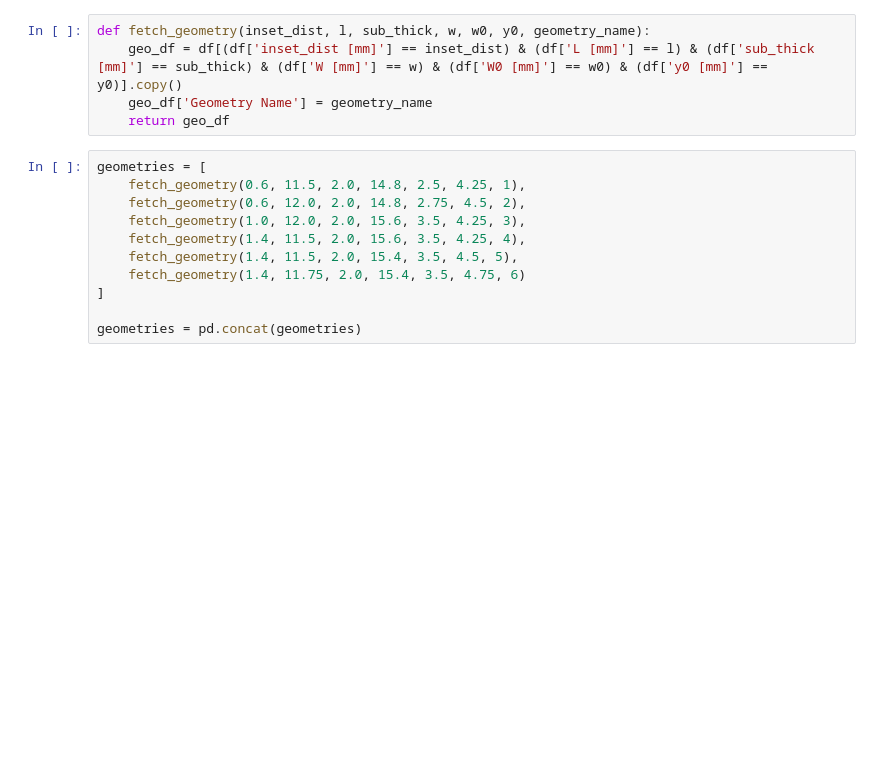
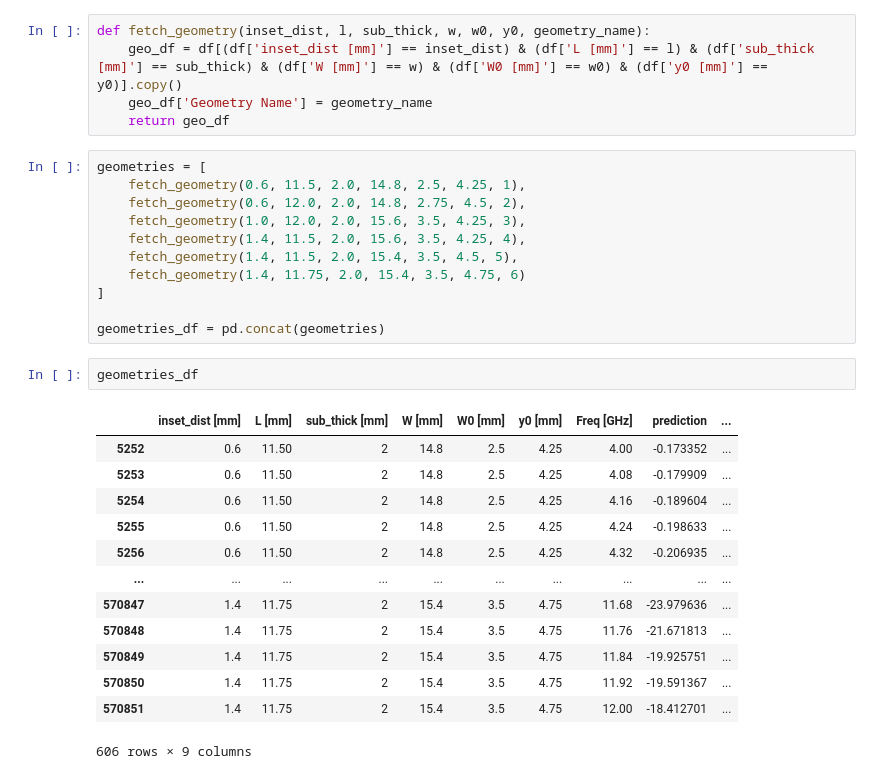
Before and after one commit to meowsome/antenna-ml, a Jupyter notebook: research/exploring_using_full_freq_range.ipynb, the cells around one changed output. Saved outputs shown, nothing was run; the diff lists cells and outputs as text; blank space fills up the shorter version.

```diff
--- a/research/exploring_using_full_freq_range.ipynb
+++ b/research/exploring_using_full_freq_range.ipynb
@@ -27,5 +19,21 @@ geometries = [
     fetch_geometry(1.4, 11.75, 2.0, 15.4, 3.5, 4.75, 6)
 ]
 
-geometries = pd.concat(geometries)
+geometries_df = pd.concat(geometries)
+# %%
+geometries_df
+# %% [output]
+|  | inset_dist [mm] | L [mm] | sub_thick [mm] | W [mm] | W0 [mm] | y0 [mm] | Freq [GHz] | prediction | ... |
+| 5252 | 0.6 | 11.50 | 2 | 14.8 | 2.5 | 4.25 | 4.00 | -0.173352 | ... |
+| 5253 | 0.6 | 11.50 | 2 | 14.8 | 2.5 | 4.25 | 4.08 | -0.179909 | ... |
+| 5254 | 0.6 | 11.50 | 2 | 14.8 | 2.5 | 4.25 | 4.16 | -0.189604 | ... |
+| 5255 | 0.6 | 11.50 | 2 | 14.8 | 2.5 | 4.25 | 4.24 | -0.198633 | ... |
+| 5256 | 0.6 | 11.50 | 2 | 14.8 | 2.5 | 4.25 | 4.32 | -0.206935 | ... |
+| ... | ... | ... | ... | ... | ... | ... | ... | ... | ... |
+| 570847 | 1.4 | 11.75 | 2 | 15.4 | 3.5 | 4.75 | 11.68 | -23.979636 | ... |
+| 570848 | 1.4 | 11.75 | 2 | 15.4 | 3.5 | 4.75 | 11.76 | -21.671813 | ... |
+| 570849 | 1.4 | 11.75 | 2 | 15.4 | 3.5 | 4.75 | 11.84 | -19.925751 | ... |
+| 570850 | 1.4 | 11.75 | 2 | 15.4 | 3.5 | 4.75 | 11.92 | -19.591367 | ... |
+| 570851 | 1.4 | 11.75 | 2 | 15.4 | 3.5 | 4.75 | 12.00 | -18.412701 | ... |
+606 rows × 9 columns
 # %%
```
Also changed, not shown: parts of 4 cells of this notebook, 3 other files.
